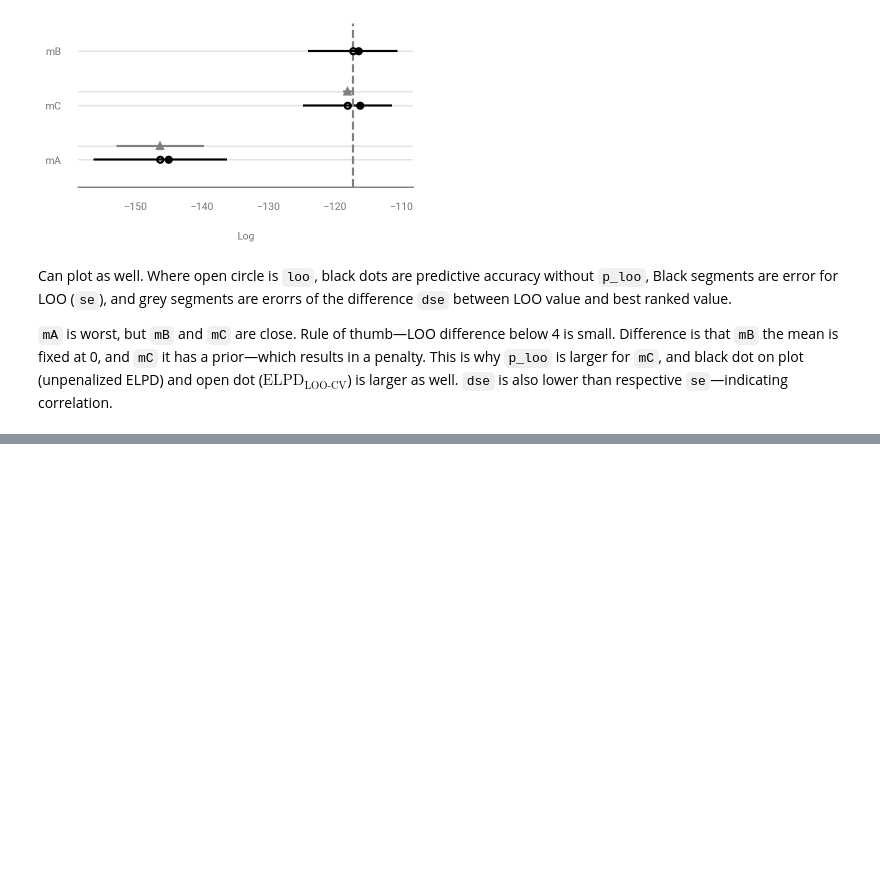
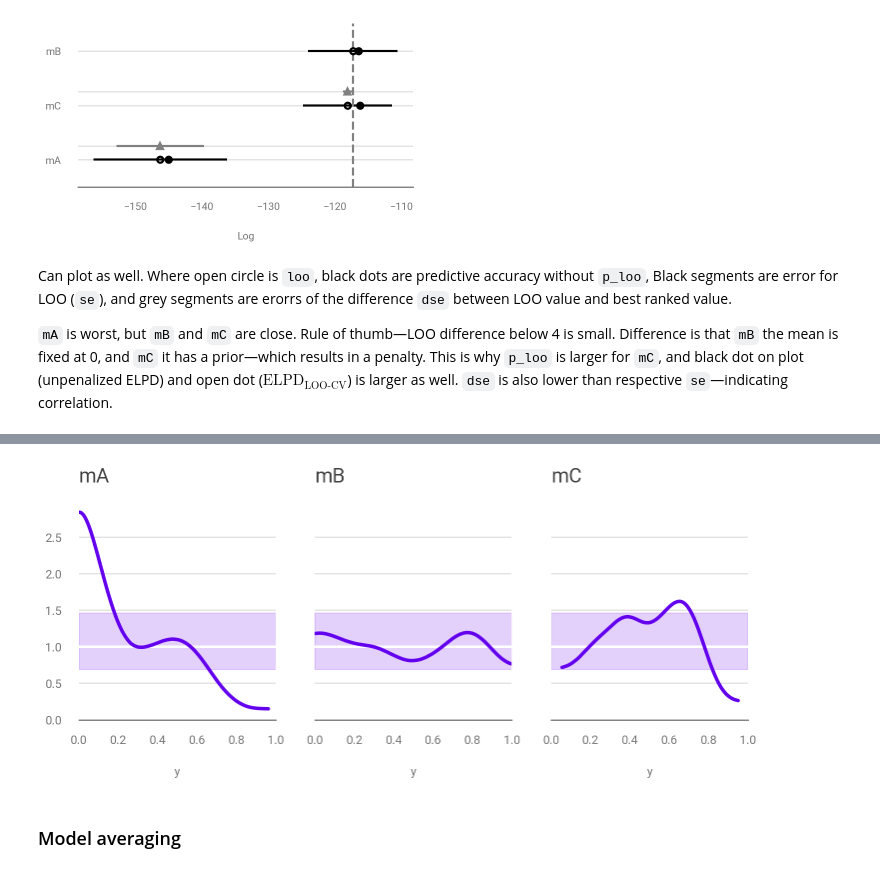
Before and after one commit to paw-lu/bayesian-modeling-computation-python, a Jupyter notebook: notebooks/2_exploratory_analysis_of_bayesian_models.ipynb, the cells around one changed output, grey strips where cells are left out. Cells and saved outputs as stored; diff of their text form; code cells hidden in the pictures; blank space fills up the shorter version.

```diff
--- a/notebooks/2_exploratory_analysis_of_bayesian_models.ipynb
+++ b/notebooks/2_exploratory_analysis_of_bayesian_models.ipynb
@@ -563,0 +670,9 @@ correlation.
+# %%
+_, axes = plt.subplots(1, 3, figsize=(12, 4), sharey=True)
+for model, ax in zip(("mA", "mB", "mC"), axes):
+    az.plot_loo_pit(idatas_cmp[model], y="y", legend=False, use_hdi=True, ax=ax)
+    ax.set_title(model)
+# %% [output]
+[figure, added]
+# %% [markdown]
+### Model averaging
```
Also changed, not shown: parts of 13 cells of this notebook, 1 other file.
